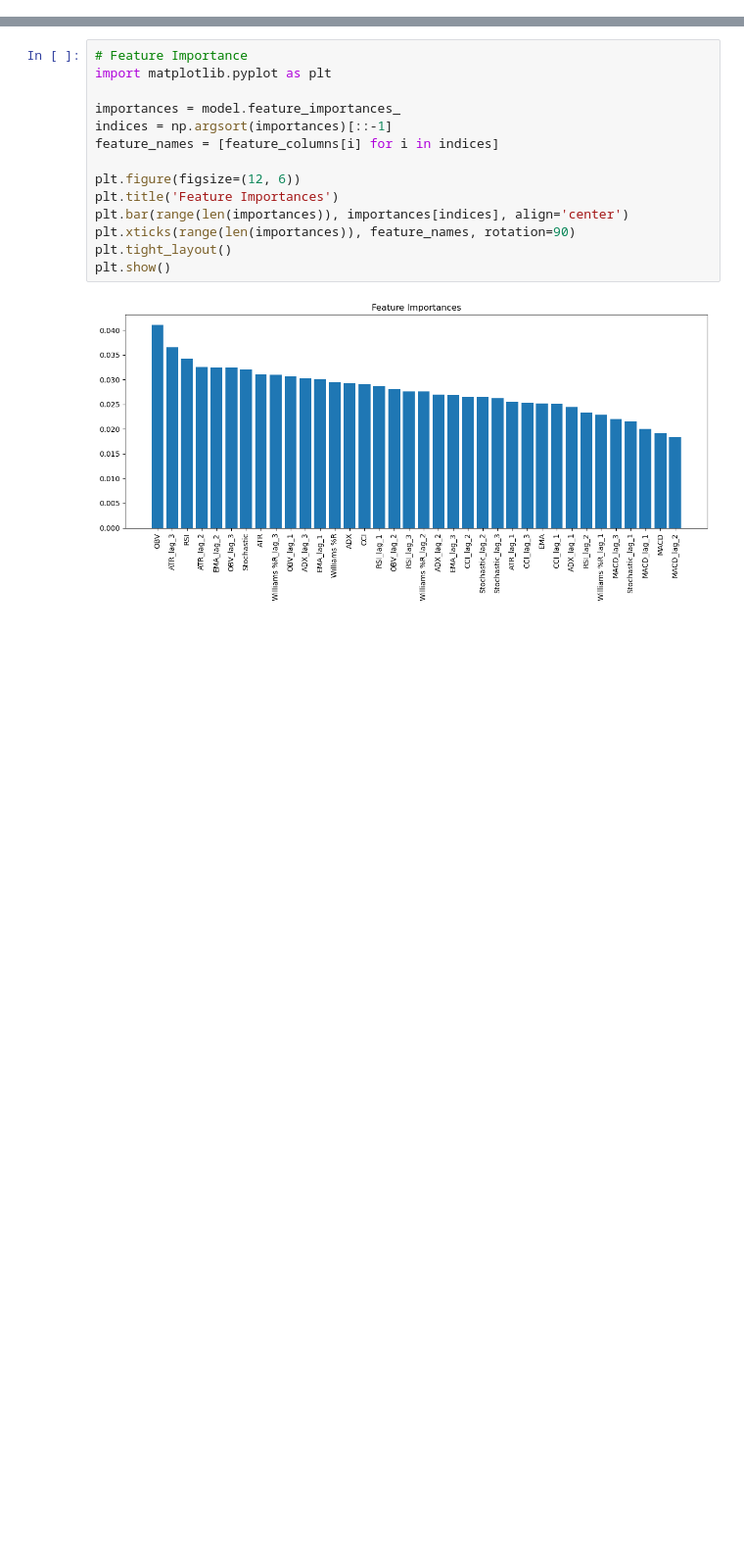
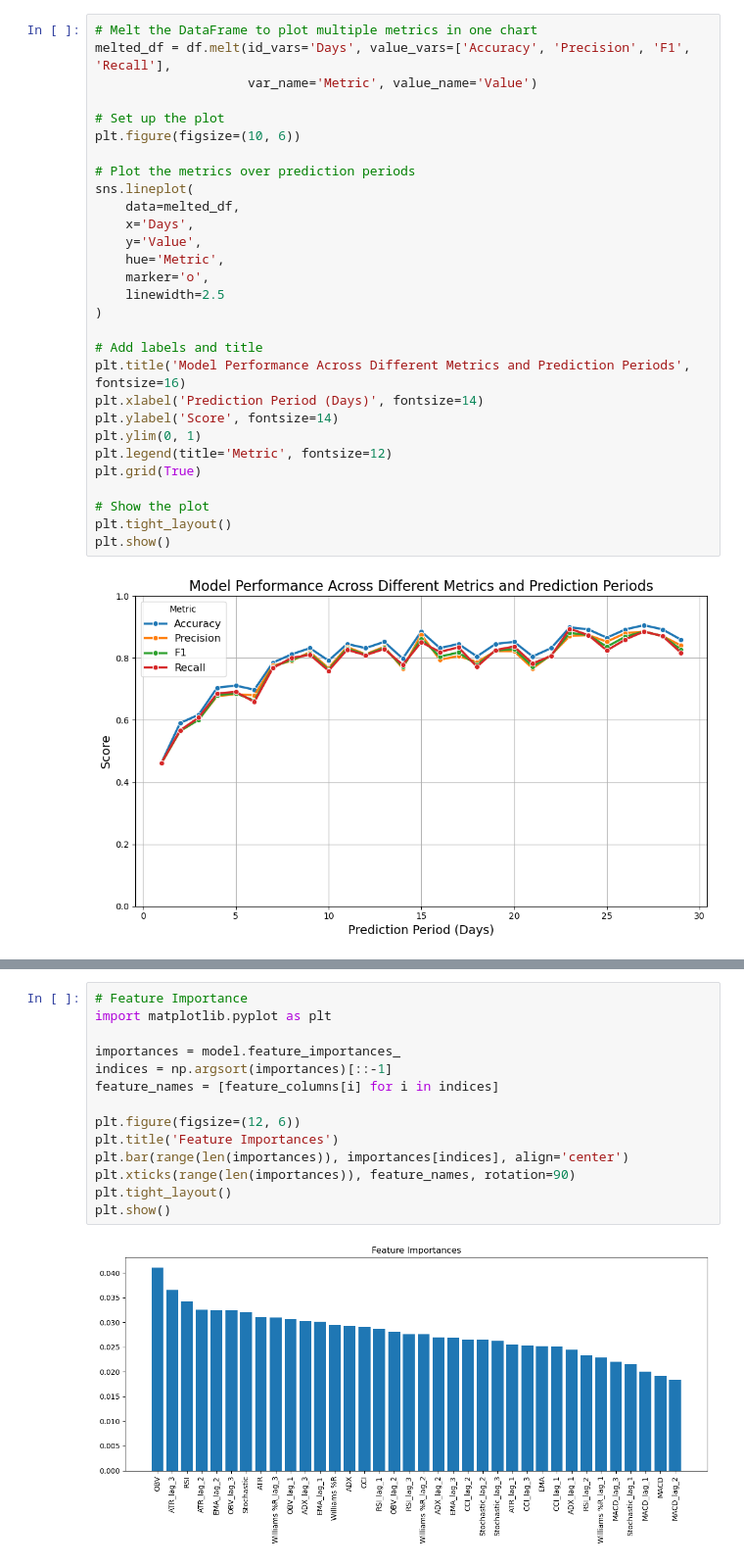
Before and after one commit to haechan01/ML-stock-market-prediction, a Jupyter notebook: ML.ipynb, the cells around one changed output, grey strips where cells are left out. Shown at 98% size. Cells and saved outputs as stored; diff of their text form; blank space fills up the shorter version.

```diff
--- a/ML.ipynb
+++ b/ML.ipynb
@@ -247,0 +321,31 @@ Average Accuracy over 5 folds: 53.42%
+# %%
+# Melt the DataFrame to plot multiple metrics in one chart
+melted_df = df.melt(id_vars='Days', value_vars=['Accuracy', 'Precision', 'F1', 'Recall'],
+                    var_name='Metric', value_name='Value')
+
+# Set up the plot
+plt.figure(figsize=(10, 6))
+
+# Plot the metrics over prediction periods
+sns.lineplot(
+    data=melted_df,
+    x='Days',
+    y='Value',
+    hue='Metric',
+    marker='o',
+    linewidth=2.5
+)
+
+# Add labels and title
+plt.title('Model Performance Across Different Metrics and Prediction Periods', fontsize=16)
+plt.xlabel('Prediction Period (Days)', fontsize=14)
+plt.ylabel('Score', fontsize=14)
+plt.ylim(0, 1)
+plt.legend(title='Metric', fontsize=12)
+plt.grid(True)
+
+# Show the plot
+plt.tight_layout()
+plt.show()
+# %% [output]
+[figure, added]
```
Also changed, not shown: parts of 31 cells of this notebook, 3 other files.
